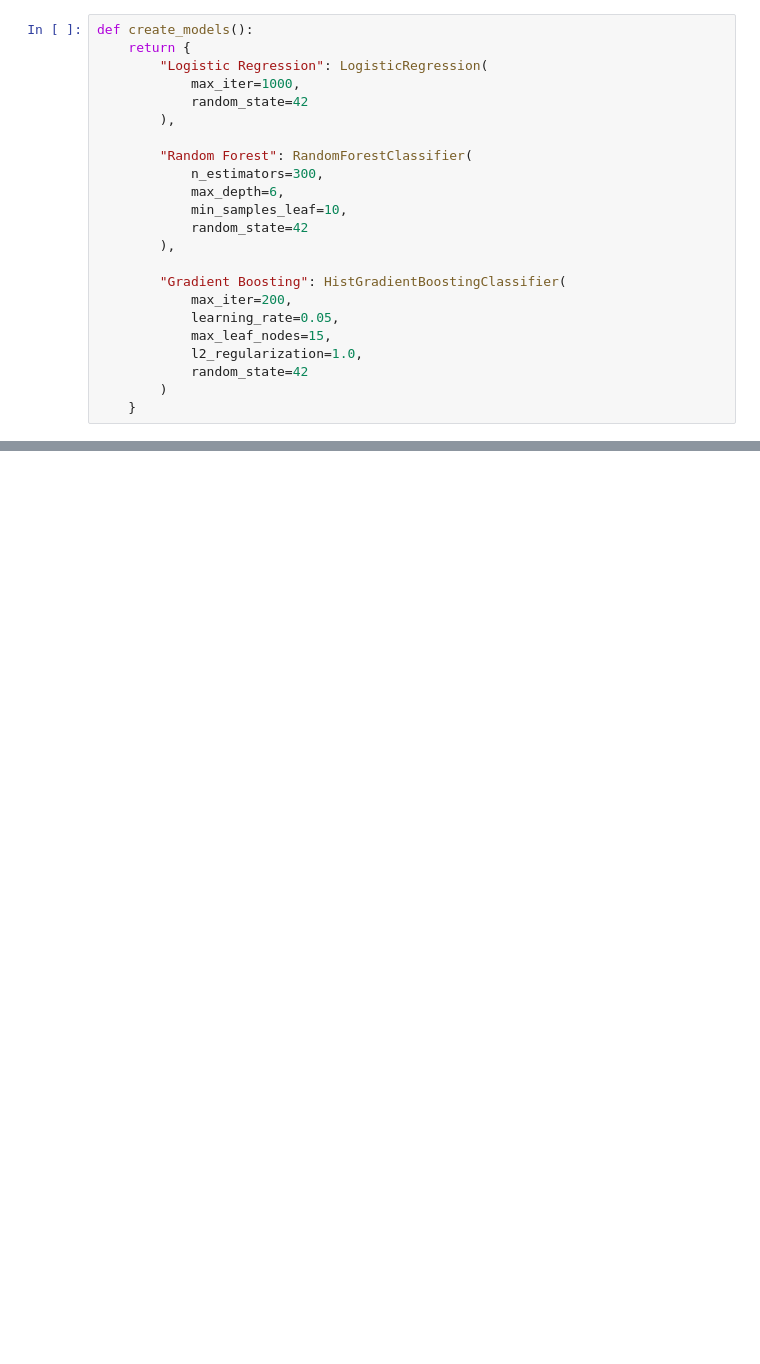
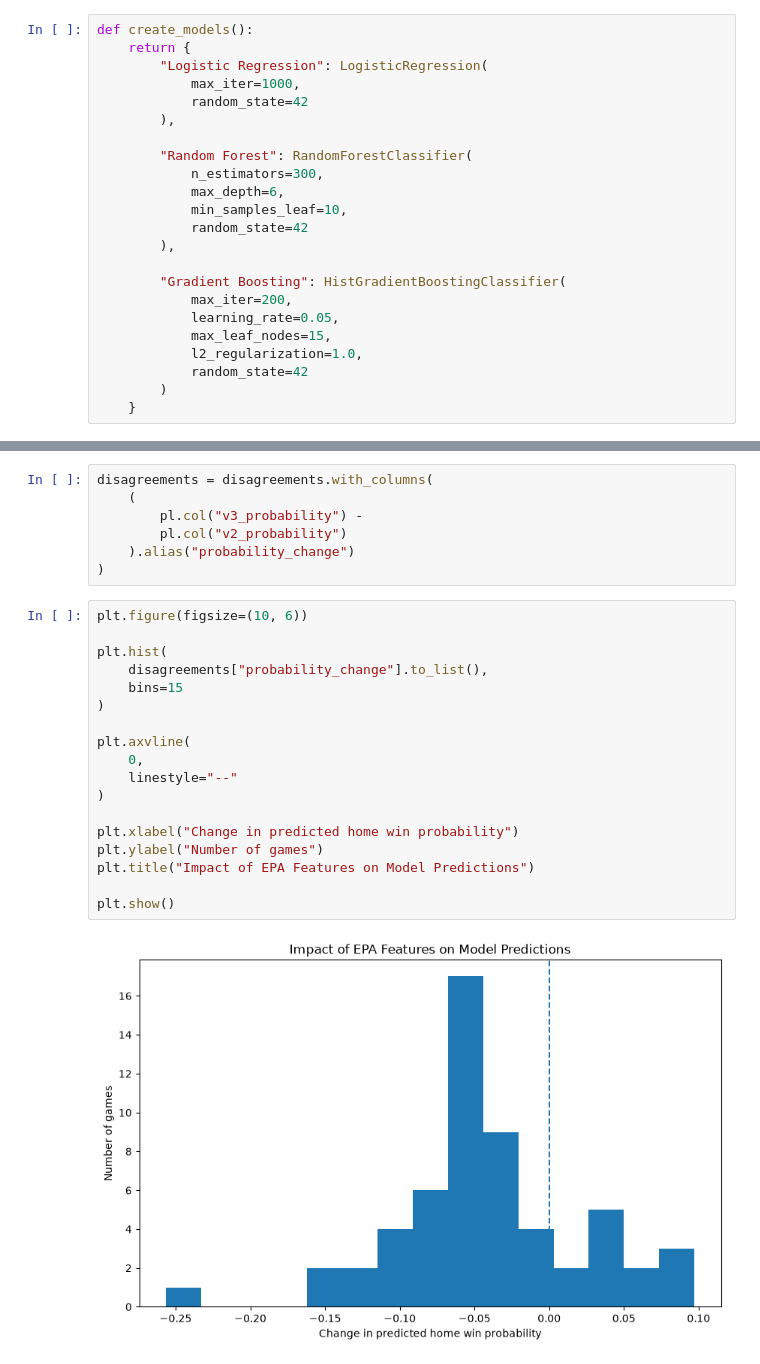
Before and after one commit to Joaquin2108/NFL-GamePredictor, a Jupyter notebook: Notebooks/modeling.ipynb, the cells around one changed output, grey strips where cells are left out. Cells and saved outputs as stored; diff of their text form; blank space fills up the shorter version.

```diff
--- a/Notebooks/modeling.ipynb
+++ b/Notebooks/modeling.ipynb
@@ -693,0 +811,27 @@ Expected Calibration Error: 0.0488
+# %%
+disagreements = disagreements.with_columns(
+    (
+        pl.col("v3_probability") -
+        pl.col("v2_probability")
+    ).alias("probability_change")
+)
+# %%
+plt.figure(figsize=(10, 6))
+
+plt.hist(
+    disagreements["probability_change"].to_list(),
+    bins=15
+)
+
+plt.axvline(
+    0,
+    linestyle="--"
+)
+
+plt.xlabel("Change in predicted home win probability")
+plt.ylabel("Number of games")
+plt.title("Impact of EPA Features on Model Predictions")
+
+plt.show()
+# %% [output]
+[figure, added]
```
Also changed, not shown: parts of 52 cells of this notebook, 1 other file.
